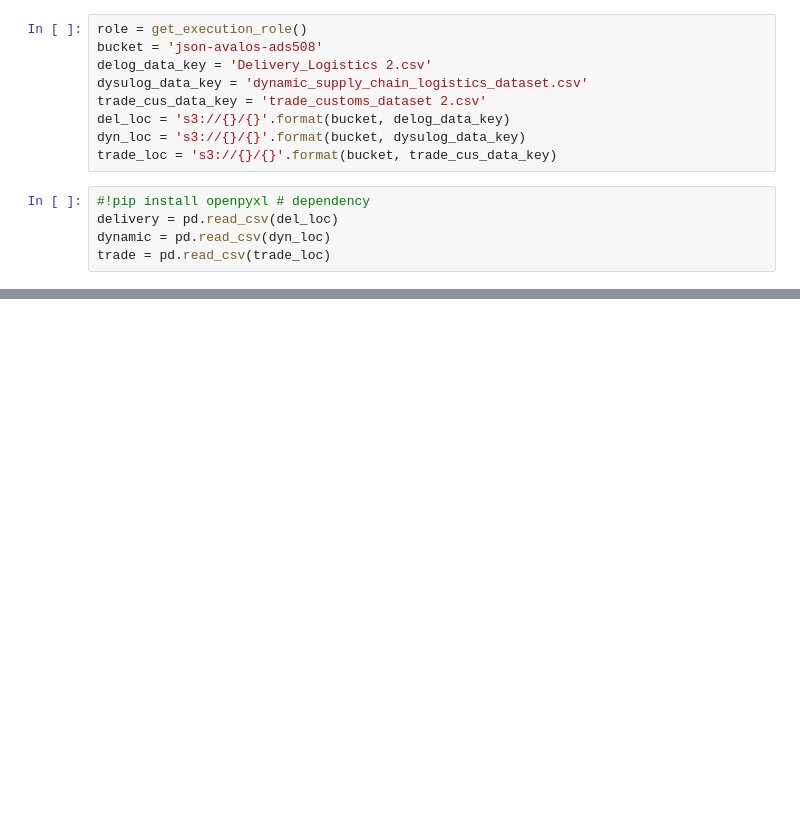
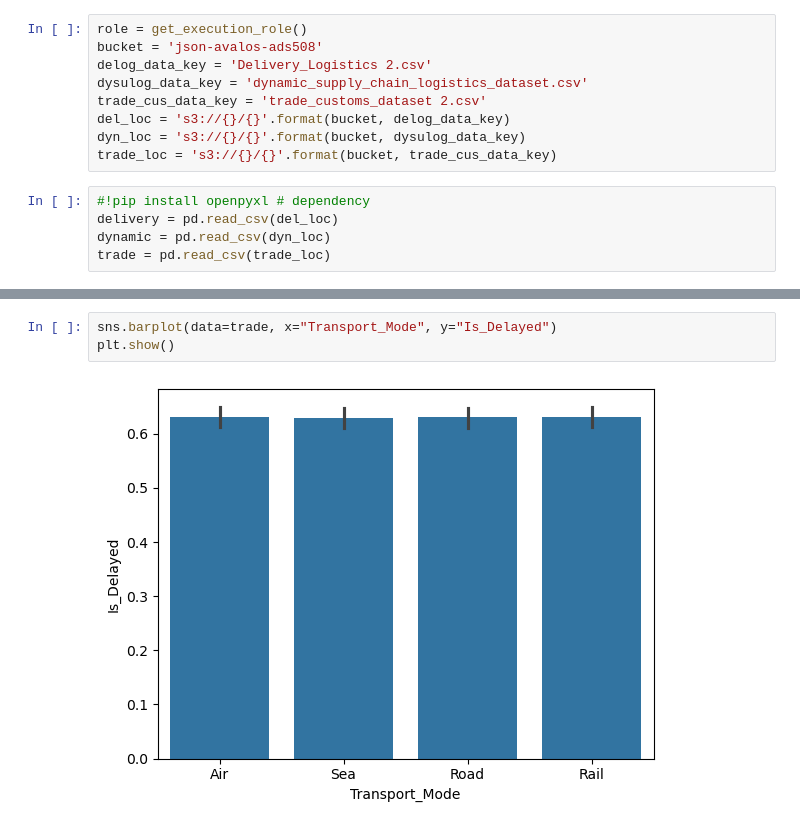
Before and after one commit to jsonavalos/ADS-508, a Jupyter notebook: Notebooks/Jason/carrier-service-analysis.ipynb, the cells around one changed output, grey strips where cells are left out. Saved outputs shown, nothing was run; the diff lists cells and outputs as text; blank space fills up the shorter version.

```diff
--- a/Notebooks/Jason/carrier-service-analysis.ipynb
+++ b/Notebooks/Jason/carrier-service-analysis.ipynb
@@ -27,0 +152,5 @@ trade = pd.read_csv(trade_loc)
+# %%
+sns.barplot(data=trade, x="Transport_Mode", y="Is_Delayed")
+plt.show()
+# %% [output]
+[figure, added]
```
Also changed, not shown: parts of 19 cells of this notebook.
